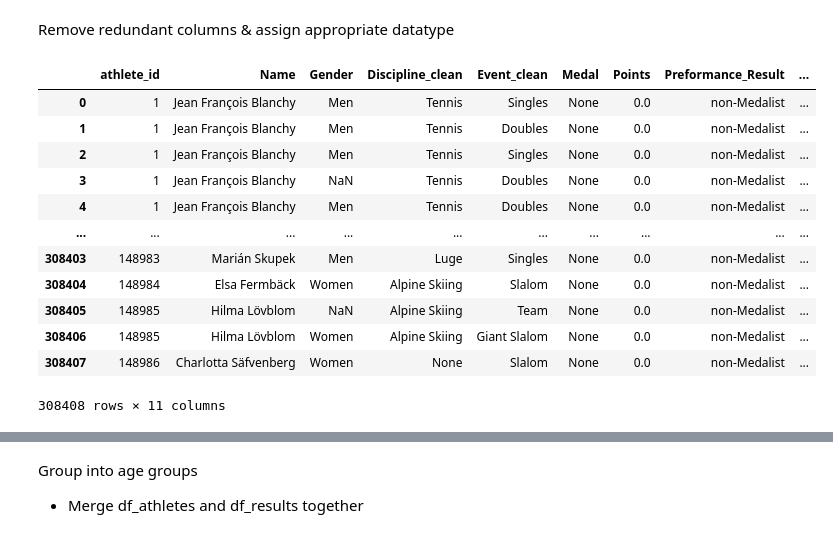
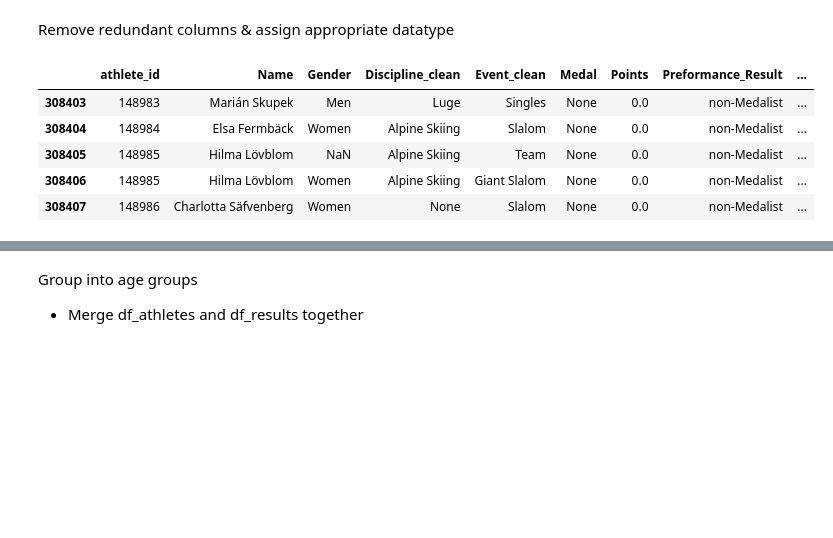
Before and after one commit to ojnny08/olympic-athlete-performance-elt, a Jupyter notebook: notebook/analysis.ipynb, the cells around one changed output, grey strips where cells are left out. Cells and saved outputs as stored; diff of their text form; code cells hidden in the pictures; blank space fills up the shorter version.

```diff
--- a/notebook/analysis.ipynb
+++ b/notebook/analysis.ipynb
@@ -296,21 +237,14 @@ Remove redundant columns & assign appropriate datatype
 # %%
 results_columns_keep = ['athlete_id', 'Name', 'Gender', 'Discipline_clean', 'Event_clean', 'Medal', 'Points', 'Preformance_Result', 'Pos_clean', 'Games_Year', 'Season']
 
-df_results_clean = df_results[results_columns_keep]
+df_results = df_results[results_columns_keep]
 
-df_results_clean
+df_results.tail(5)
 # %% [output]
 |  | athlete_id | Name | Gender | Discipline_clean | Event_clean | Medal | Points | Preformance_Result | ... |
-| 0 | 1 | Jean François Blanchy | Men | Tennis | Singles | None | 0.0 | non-Medalist | ... |
-| 1 | 1 | Jean François Blanchy | Men | Tennis | Doubles | None | 0.0 | non-Medalist | ... |
-| 2 | 1 | Jean François Blanchy | Men | Tennis | Singles | None | 0.0 | non-Medalist | ... |
-| 3 | 1 | Jean François Blanchy | NaN | Tennis | Doubles | None | 0.0 | non-Medalist | ... |
-| 4 | 1 | Jean François Blanchy | Men | Tennis | Doubles | None | 0.0 | non-Medalist | ... |
-| ... | ... | ... | ... | ... | ... | ... | ... | ... | ... |
 | 308403 | 148983 | Marián Skupek | Men | Luge | Singles | None | 0.0 | non-Medalist | ... |
 | 308404 | 148984 | Elsa Fermbäck | Women | Alpine Skiing | Slalom | None | 0.0 | non-Medalist | ... |
 | 308405 | 148985 | Hilma Lövblom | NaN | Alpine Skiing | Team | None | 0.0 | non-Medalist | ... |
 | 308406 | 148985 | Hilma Lövblom | Women | Alpine Skiing | Giant Slalom | None | 0.0 | non-Medalist | ... |
 | 308407 | 148986 | Charlotta Säfvenberg | Women | None | Slalom | None | 0.0 | non-Medalist | ... |
-308408 rows × 11 columns
 # %%
```
Also changed, not shown: parts of 12 cells of this notebook, 1 other file.
